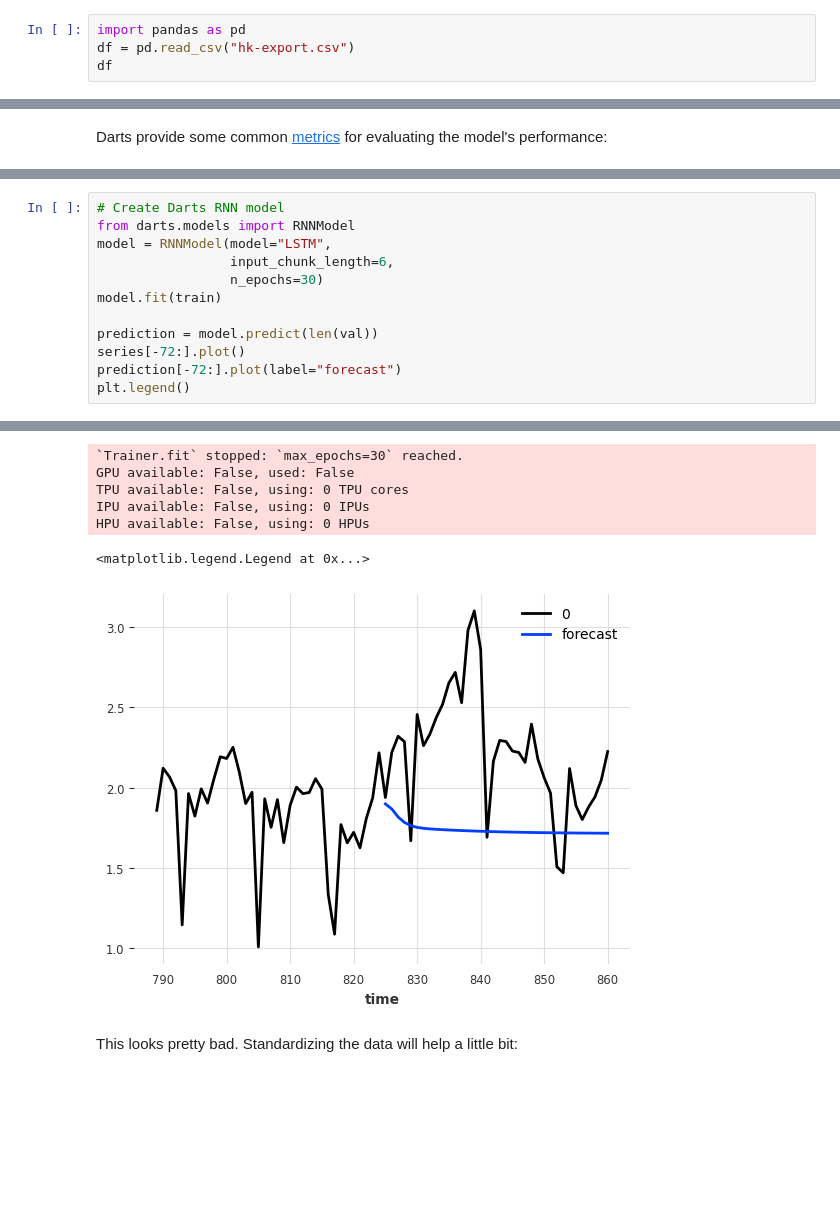
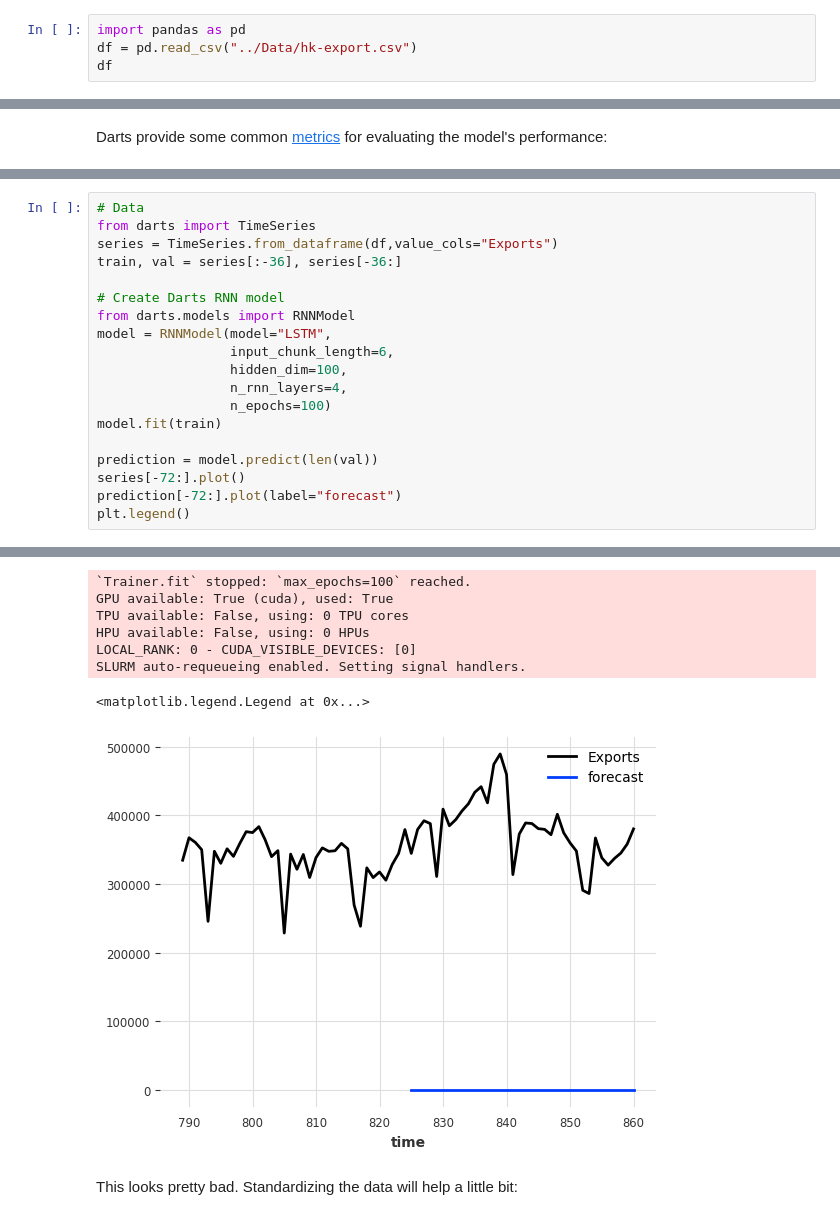
Before and after one commit to ticoneva/data-analytics-course, a Jupyter notebook: Completed/D4-Time-Series-Modelling-Completed.ipynb, the cells around one changed output, grey strips where cells are left out. Drawn from its saved outputs; the diff is of its cells as text; blank space fills up the shorter version.

```diff
--- a/Completed/D4-Time-Series-Modelling-Completed.ipynb
+++ b/Completed/D4-Time-Series-Modelling-Completed.ipynb
@@ -17,7 +19,7 @@ We will be using Darts in this notebook.
 First, let us import our data:
 # %%
 import pandas as pd
-df = pd.read_csv("hk-export.csv")
+df = pd.read_csv("../Data/hk-export.csv")
 df
 # %% [output]
 |  | Year | Month | Imports | Exports |
@@ -115,9 +132,16 @@ Now let us try using a neural network:
 # %%
+# Data
+from darts import TimeSeries
+series = TimeSeries.from_dataframe(df,value_cols="Exports")
+train, val = series[:-36], series[-36:]
+
 # Create Darts RNN model
 from darts.models import RNNModel
 model = RNNModel(model="LSTM",
                  input_chunk_length=6,
-                 n_epochs=30)
+                 hidden_dim=100,
+                 n_rnn_layers=4,
+                 n_epochs=100)
 model.fit(train)
 
 prediction = model.predict(len(val))
@@ -145,10 +169,11 @@ HPU available: False, using: 0 HPUs
-`Trainer.fit` stopped: `max_epochs=30` reached.
-GPU available: False, used: False
+`Trainer.fit` stopped: `max_epochs=100` reached.
+GPU available: True (cuda), used: True
 TPU available: False, using: 0 TPU cores
-IPU available: False, using: 0 IPUs
 HPU available: False, using: 0 HPUs
+LOCAL_RANK: 0 - CUDA_VISIBLE_DEVICES: [0]
+SLURM auto-requeueing enabled. Setting signal handlers.
 <matplotlib.legend.Legend at 0x...>
-[figure, old version]
+[figure, new version]
 # %% [markdown]
 This looks pretty bad. Standardizing the data will help a little bit:
 # %%
```
Also changed, not shown: parts of 13 cells of this notebook, 3 other files.
